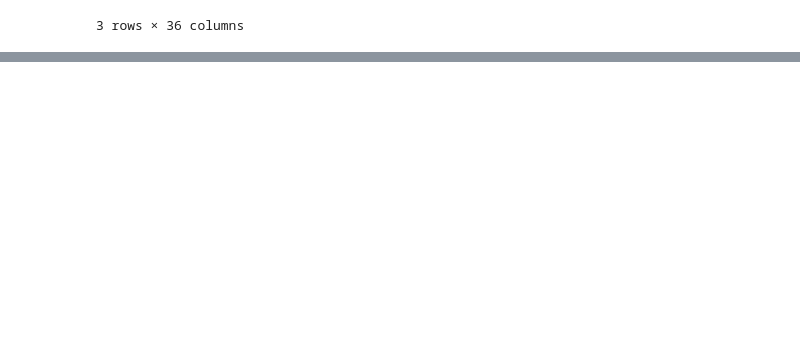
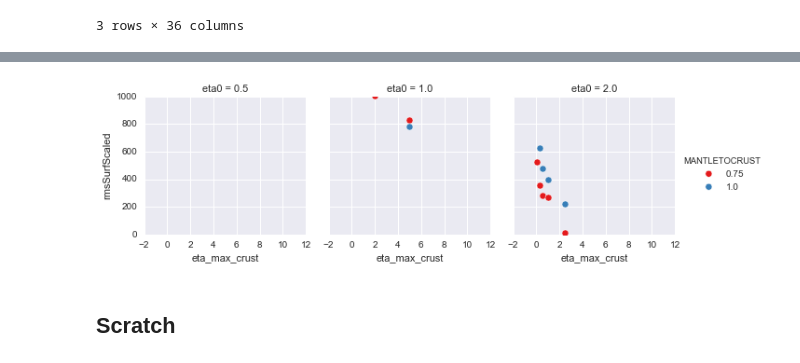
Before and after one commit to dansand/2dthermalslabs, a Jupyter notebook: kaplan/Analysis/pandas_analysis.ipynb, the cells around one changed output, grey strips where cells are left out. Cells and saved outputs as stored; diff of their text form; code cells hidden in the pictures; blank space fills up the shorter version.

```diff
--- a/kaplan/Analysis/pandas_analysis.ipynb
+++ b/kaplan/Analysis/pandas_analysis.ipynb
@@ -340,0 +343,4 @@ newdf.iloc[filt_rows ]
+# %%
+#rdir = '/workspace'
+rdir = '../../..'
+dat_files = natsort(glob2.glob(rdir + '/temp_results/results/D/**/*.dat'))
@@ -340,0 +408,14 @@ newdf.iloc[filt_rows ]
+# %%
+
+newdf['MANTLETOCRUST'] = MANTLETOCRUST
+newdf['eta0'] = eta0
+
+newdf['eta_min_crust'] = eta_min_crust/newdf['eta0']
+newdf['eta_max_crust'] = eta_max_crust/newdf['eta0']
+newdf['eta_min_interface'] = eta_min_interface/newdf['eta0']
+newdf['eta_max_interface'] = eta_max_interface/newdf['eta0']
+# %%
+newdf['rmsintUpper'] = newdf['rmsintLith'] - newdf['rmsintLower']
+
+
+newdf['rmsSurfScaled'] = (newdf['rmsSurf']/(2900.*1e3/1e-6))*(10.*3600*24*365)
@@ -340,0 +432,15 @@ newdf.iloc[filt_rows ]
+# %%
+yaxis = 'rmsSurfScaled' #'rmsSurf'#, 'nuTop' #
+
+kws = dict(s=50, linewidth=.5, edgecolor="w")
+
+g = sns.FacetGrid(newdf, col="eta0", hue="MANTLETOCRUST", palette="Set1")
+g = g.map(plt.scatter, 'eta_max_crust', yaxis,  **kws).add_legend()
+
+
+g.set(ylim=(0, 1000))
+plt.show()
+# %% [output]
+[figure, added]
+# %% [markdown]
+## Scratch
```
Also changed, not shown: parts of 12 cells of this notebook, 4 other files.
